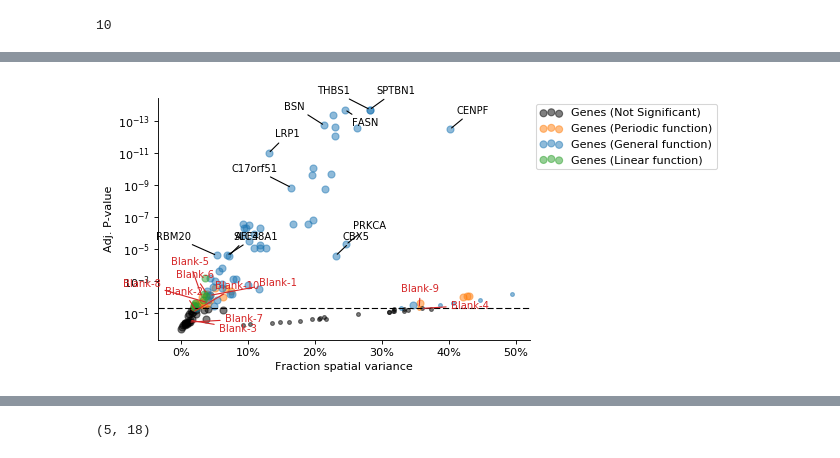
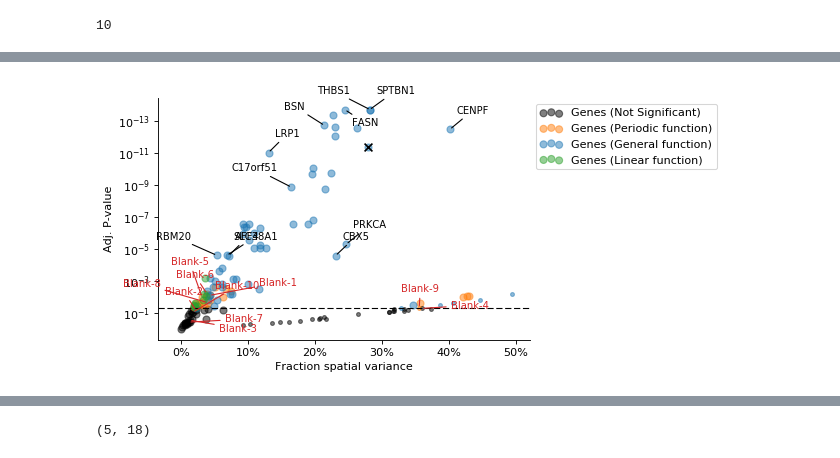
Before and after one commit to Teichlab/SpatialDE, a Jupyter notebook: Analysis/MERFISH/MERFISH Analysis.ipynb, the cells around one changed output, grey strips where cells are left out. Saved outputs shown, nothing was run; the diff lists cells and outputs as text; code cells hidden in the pictures.

Commit message:
Add total count as pseudogene for visualisation

```diff
--- a/Analysis/MERFISH/MERFISH Analysis.ipynb
+++ b/Analysis/MERFISH/MERFISH Analysis.ipynb
@@ -260,6 +260,8 @@ SpatialDE.plot.FSV_sig(results, ms_results)
 plt.figure(figsize=(6, 4), dpi=80)
 
 SpatialDE.plot.FSV_sig(results, ms_results)
+size_stats = results.query('g == "log_total_count"')
+plt.scatter(size_stats['FSV'], size_stats['qval'], marker='x', c='k', s=50)
 
 # Annotate negative controls
 tmp = results.query('g in @blank_genes')
@@ -281,34 +283,34 @@ y_offsets = {'Blank-3': 2e-1,
 for i, r in tmp.iterrows():
     xy = (r['FSV'], r['qval'])
     xyt = (xy[0] + x_offsets.get(r['g'], 0.01),
            xy[1] / y_offsets.get(r['g'], 1e1),)
     plt.annotate(r['g'], xy, xyt, color='tab:red', horizontalalignment='right',
                  arrowprops={'arrowstyle': '-', 'color': 'tab:red'}, size=9)
 
 # Annotate top genes
 x_offsets = {'THBS1': -0.08,
              'BSN': -0.06,
              'GTF3C4': 0.1,
              'C17orf51': -0.09,
              'GTF3C4': -0.09,
              'RBM20': -0.09,
              'BRCA2': -0.09}
 y_offsets = {'THBS1': 1e1,
              'CDYL2': 4e-1,
              'GTF3C4': 5e0,
              'BRCA2': 1e1,
              'FASN': 1e-1}
 tmp = results.query('g in @top_per_ls.g')
 for i, r in tmp.iterrows():
     xy = (r['FSV'], r['qval'])
     xyt = (xy[0] + x_offsets.get(r['g'], 0.01),
            xy[1] / y_offsets.get(r['g'], 1e1),)
     plt.annotate(r['g'], xy, xyt, color='k', arrowprops={'arrowstyle': '-'}, size=9)
 
 
 plt.savefig('FSV_pval_MF.pdf', bbox_inches='tight');
 # %% [output]
-[figure, old version]
+[figure, new version]
 # %%
 results.query('qval < 0.05').shape
 # %% [output]
```
Also changed, not shown: parts of 17 cells of this notebook, 3 other files.
